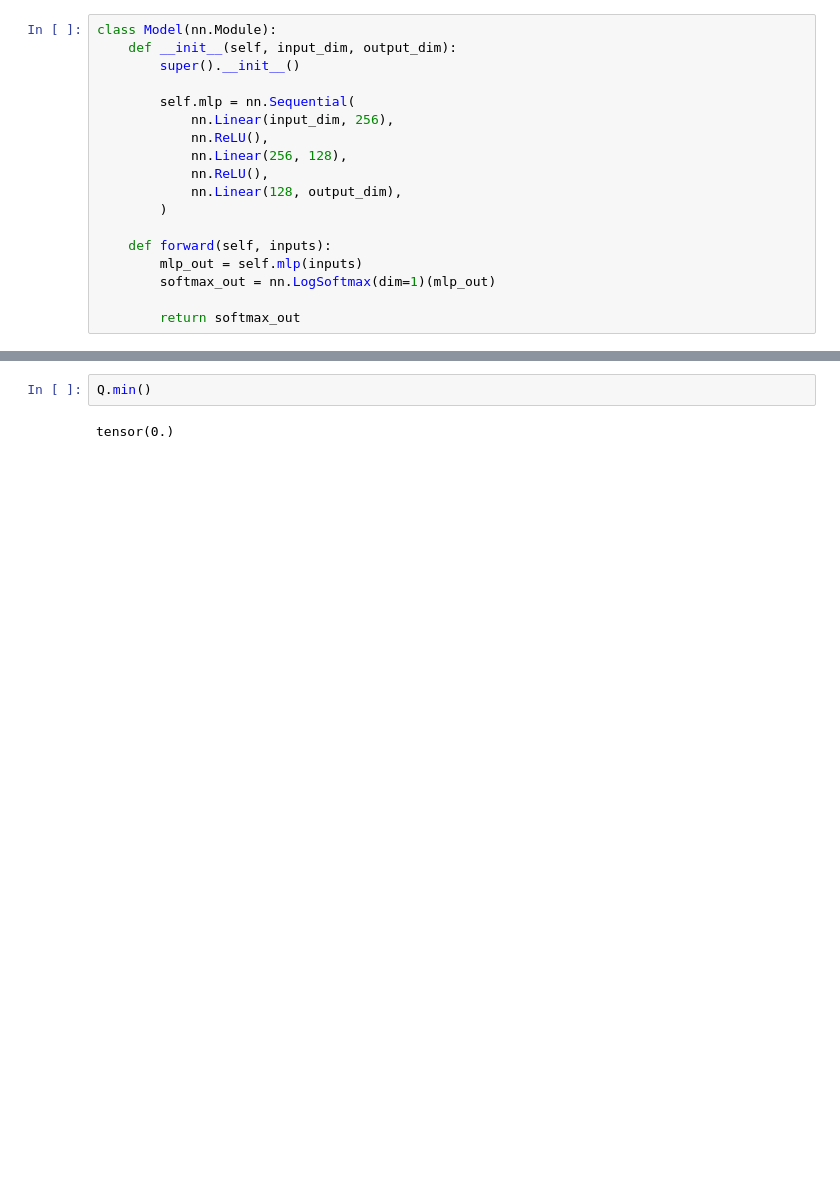
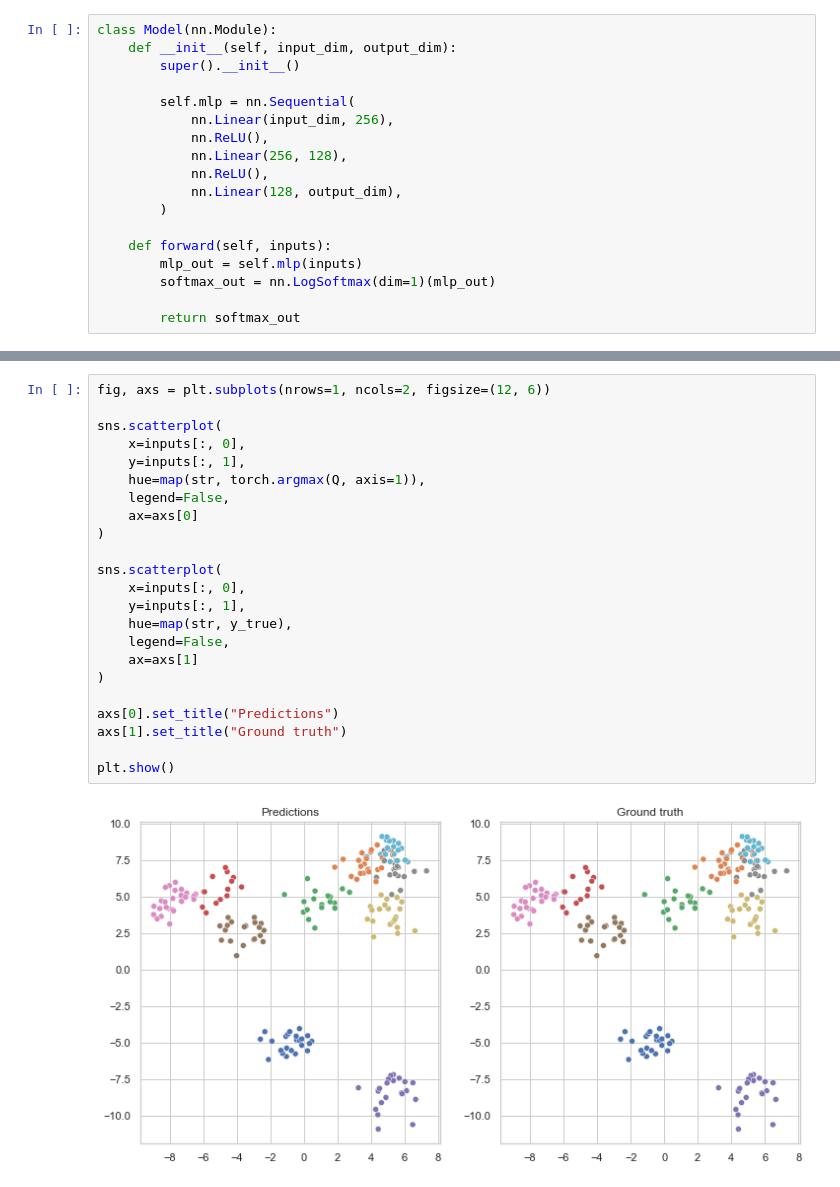
Before and after one commit to ericdaat/SiMCa, a Jupyter notebook: notebooks/clustering_blobs.ipynb, the cells around one changed output, grey strips where cells are left out. Cells and saved outputs as stored; diff of their text form; blank space fills up the shorter version.

```diff
--- a/notebooks/clustering_blobs.ipynb
+++ b/notebooks/clustering_blobs.ipynb
@@ -190,4 +167,25 @@ Epoch loss: nan
-# %%
-Q.min()
-# %% [output]
-tensor(0.)
+# %%
+fig, axs = plt.subplots(nrows=1, ncols=2, figsize=(12, 6))
+
+sns.scatterplot(
+    x=inputs[:, 0],
+    y=inputs[:, 1],
+    hue=map(str, torch.argmax(Q, axis=1)),
+    legend=False,
+    ax=axs[0]
+)
+
+sns.scatterplot(
+    x=inputs[:, 0],
+    y=inputs[:, 1],
+    hue=map(str, y_true),
+    legend=False,
+    ax=axs[1]
+)
+
+axs[0].set_title("Predictions")
+axs[1].set_title("Ground truth")
+
+plt.show()
+# %% [output]
+[figure, added]
```
Also changed, not shown: parts of 1 cell of this notebook.
